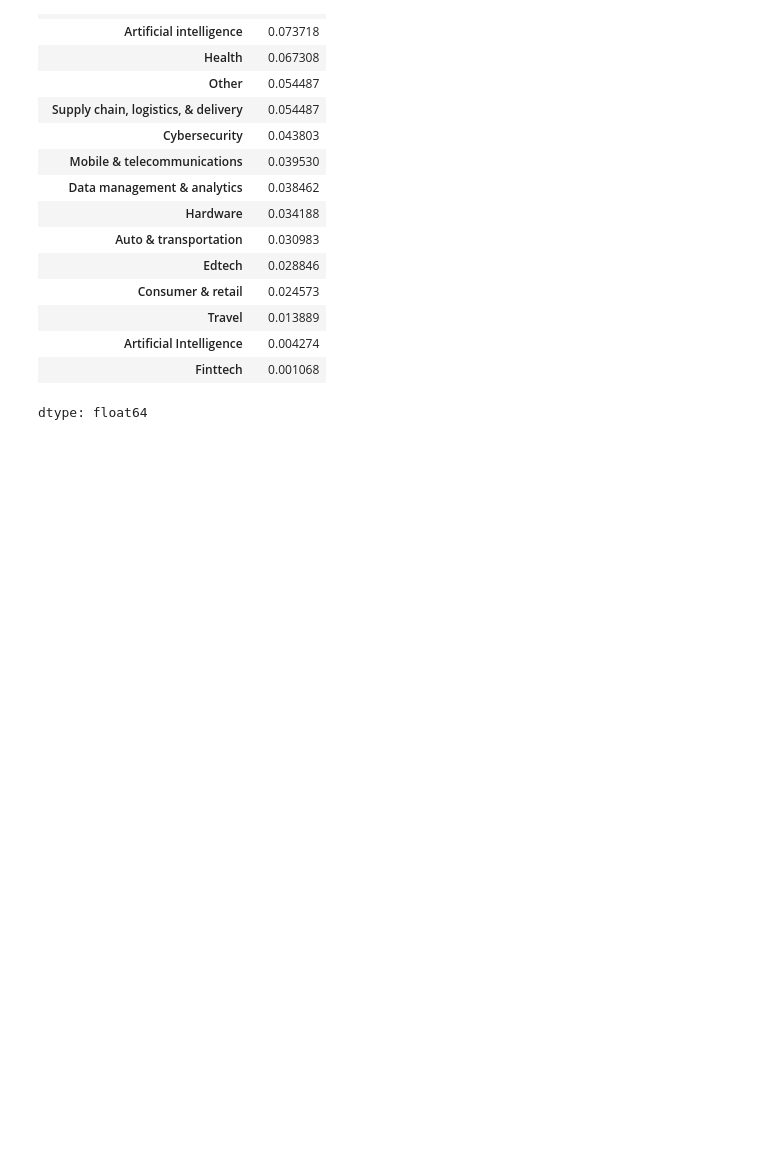
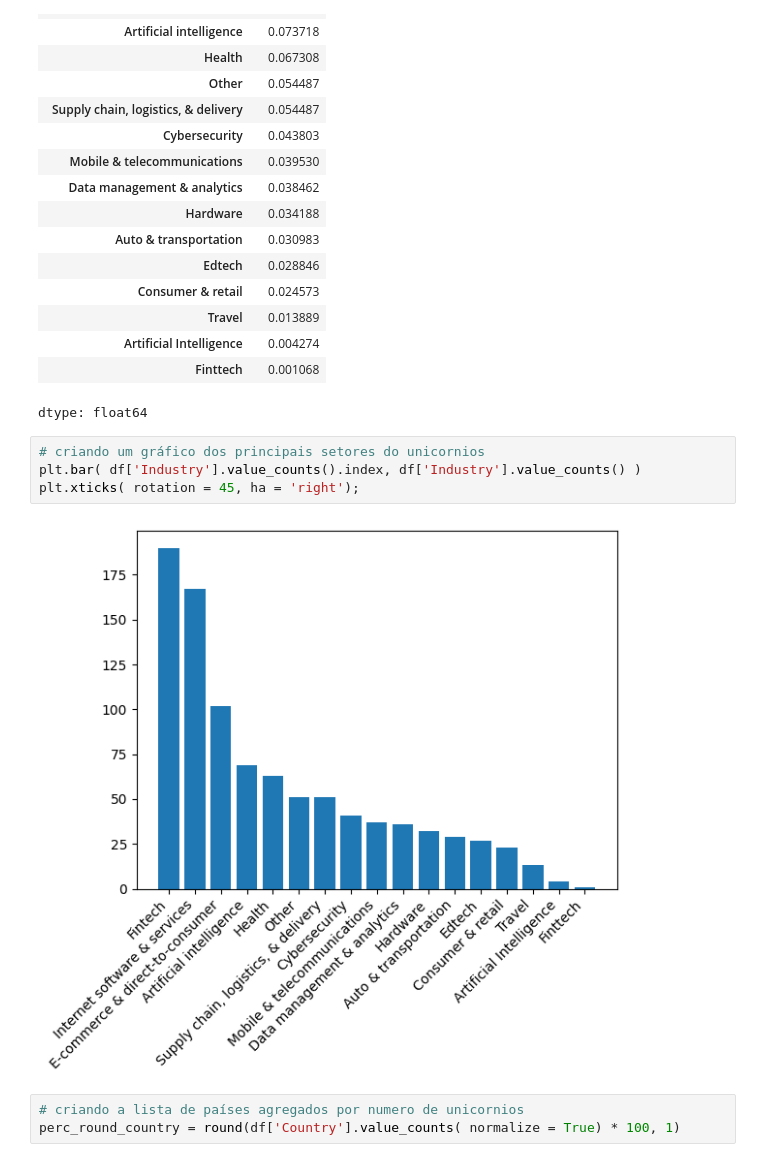
Before and after one commit to Vinicius-DataAnalyst/portfolio, a Jupyter notebook: 01_PROJ_Unicorn_March2025.ipynb, the cells around one changed output. Saved outputs shown, nothing was run; the diff lists cells and outputs as text; blank space fills up the shorter version.

```diff
--- a/01_PROJ_Unicorn_March2025.ipynb
+++ b/01_PROJ_Unicorn_March2025.ipynb
@@ -187,3 +187,12 @@ df['Industry'].value_counts( normalize = True)
 | Artificial Intelligence | 0.004274 |
 | Finttech | 0.001068 |
 dtype: float64
+# %%
+# criando um gráfico dos principais setores do unicornios
+plt.bar( df['Industry'].value_counts().index, df['Industry'].value_counts() )
+plt.xticks( rotation = 45, ha = 'right');
+# %% [output]
+[figure, added]
+# %%
+# criando a lista de países agregados por numero de unicornios
+perc_round_country = round(df['Country'].value_counts( normalize = True) * 100, 1)
```
Also changed, not shown: parts of 10 cells of this notebook.
